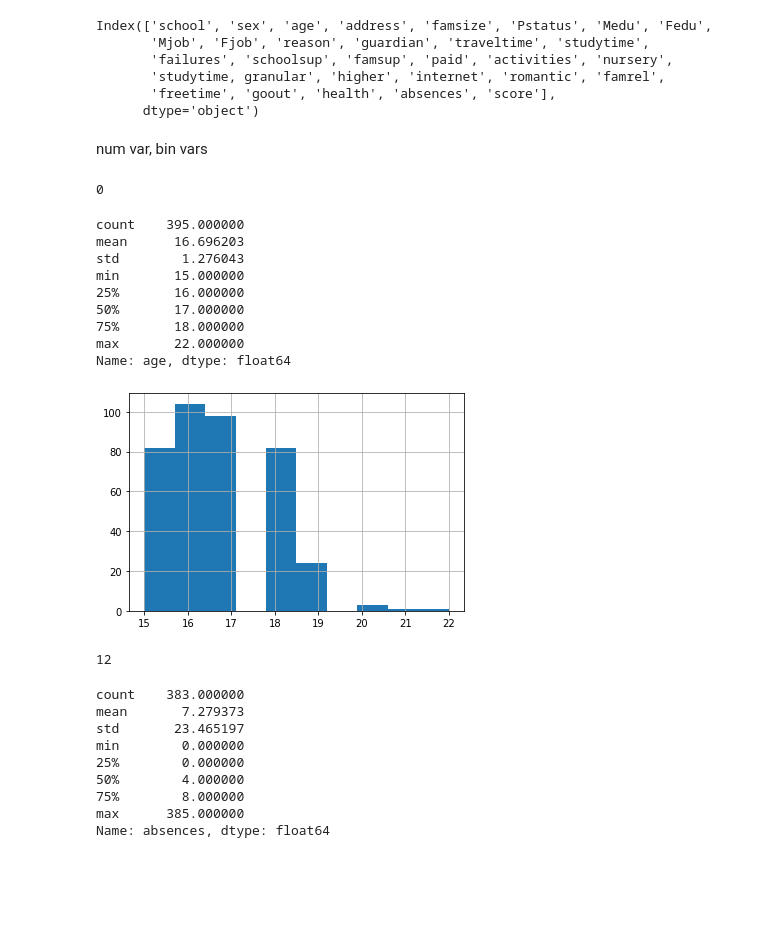
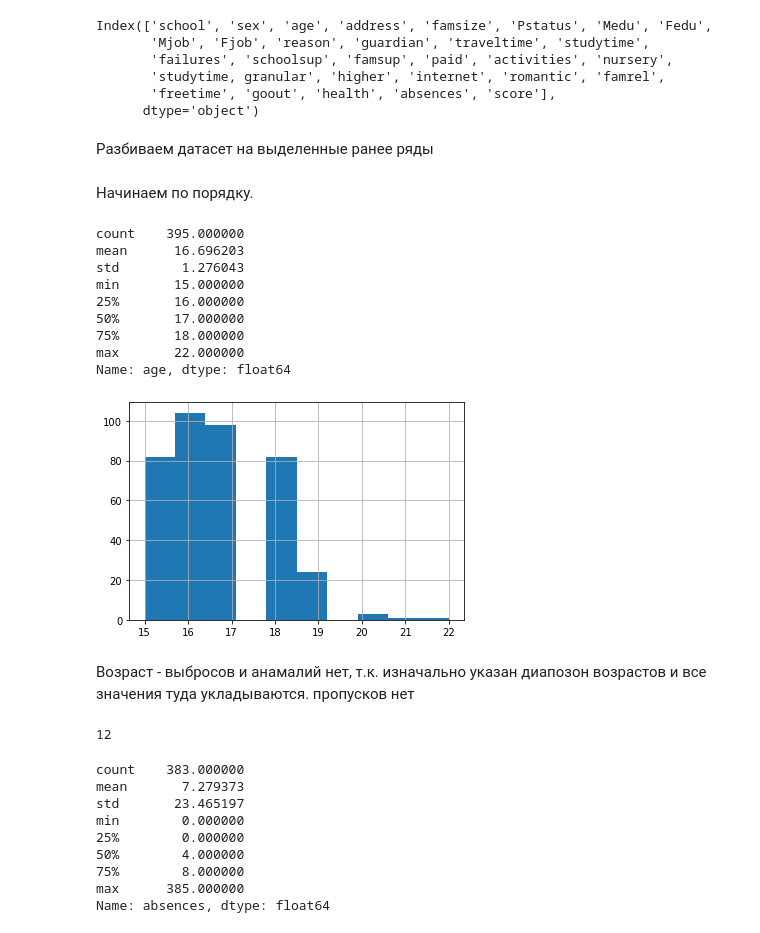
Before and after one commit to AnorVen/skillfactory_rds, a Jupyter notebook: module2/module2.ipynb, the cells around one changed output. Saved outputs shown, nothing was run; the diff lists cells and outputs as text; code cells hidden in the pictures; blank space fills up the shorter version.

```diff
--- a/Untitled.ipynb
+++ b/module2/module2.ipynb
@@ -69,5 +134,3 @@ stud.columns = ['school', 'sex', 'age', 'address', 'fam_size', 'p_status', 'm_ed
        'fail_res', 'school_sup', 'fam_sup', 'paid', 'activities', 'nursery',
        'studytime_granular', 'higher', 'internet', 'romantic', 'fam_rel',
        'free_time', 'go_out', 'health', 'absences', 'score']
-# %% [markdown]
-num var, bin vars
@@ -75,0 +137,2 @@ num_vars = stud[['age', 'absences','score']]
+# %% [markdown]
+Разбиваем датасет на выделенные ранее ряды
@@ -76,23 +143,23 @@ num_vars = stud[['age', 'absences','score']]
+# %% [markdown]
+Начинаем по порядку.
+# %%
+num_cols.age.hist()
+num_cols.age.describe()
+# %% [output]
+count    395.000000
+mean      16.696203
+std        1.276043
+min       15.000000
+25%       16.000000
+50%       17.000000
+75%       18.000000
+max       22.000000
+Name: age, dtype: float64
+[figure, added]
+# %% [markdown]
+Возраст - выбросов и анамалий нет, т.к. изначально указан диапозон возрастов и все значения туда укладываются. пропусков нет
 # %%
-num_vars.age.isna().sum()
+num_cols.absences.isna().sum()
 # %% [output]
-0
+12
-# %%
-num_vars.age.hist()
-num_vars.age.describe()
-# %% [output]
-count    395.000000
-mean      16.696203
-std        1.276043
-min       15.000000
-25%       16.000000
-50%       17.000000
-75%       18.000000
-max       22.000000
-Name: age, dtype: float64
-[figure, removed]
-# %%
-num_vars.absences.isna().sum()
-# %% [output]
-12
 # %%
```
Also changed, not shown: parts of 20 cells of this notebook, 3 other files.
